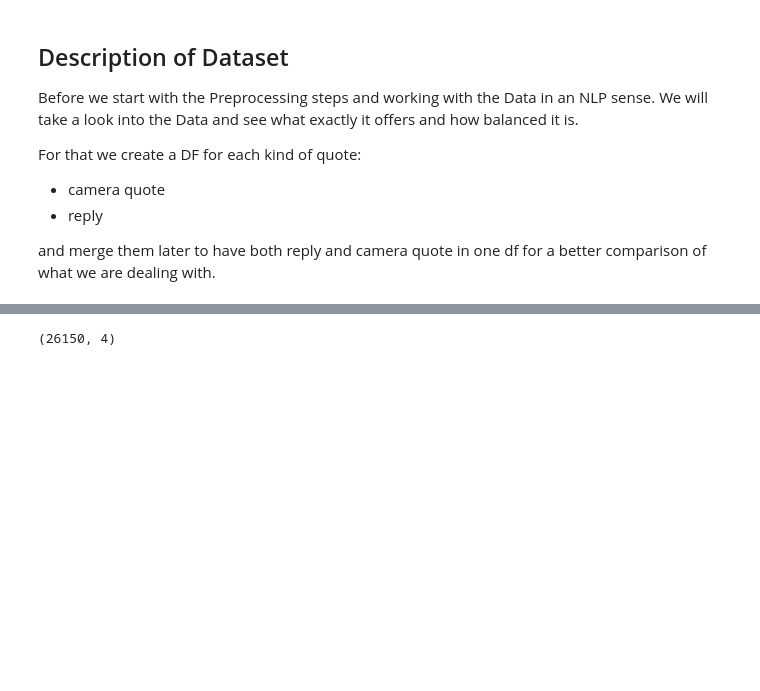
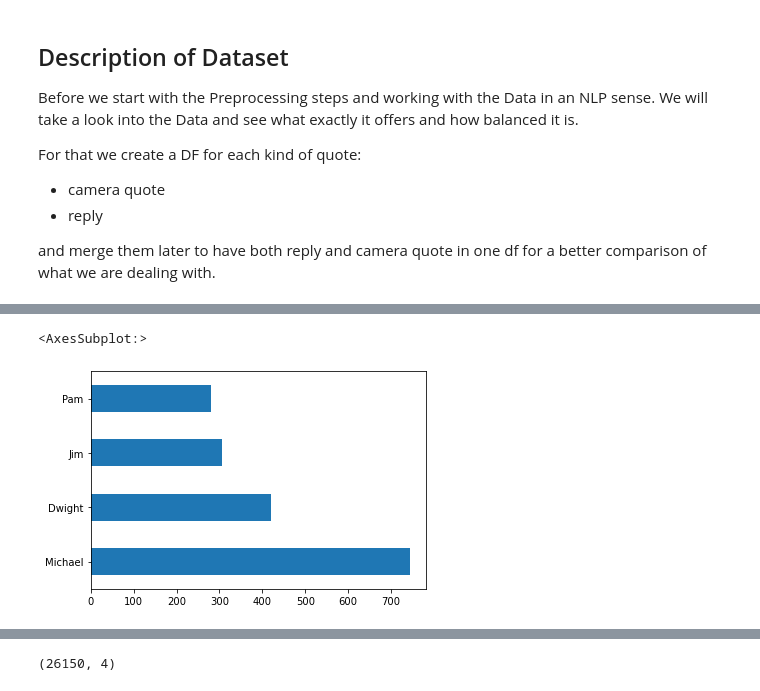
Before and after one commit to kiubb02/NLP_TheOffice_Project, a Jupyter notebook: main.ipynb, the cells around one changed output, grey strips where cells are left out. Drawn from its saved outputs; the diff is of its cells as text; code cells hidden in the pictures; blank space fills up the shorter version.

```diff
--- a/main.ipynb
+++ b/main.ipynb
@@ -36,0 +126,7 @@ import re
+# %%
+char_count = df_monologue['character'].value_counts()
+# next we want t visualize that in a barchart to get an overview of representation and balance
+char_count.plot(kind="barh")
+# %% [output]
+<AxesSubplot:>
+[figure, added]
```
Also changed, not shown: parts of 83 cells of this notebook.
